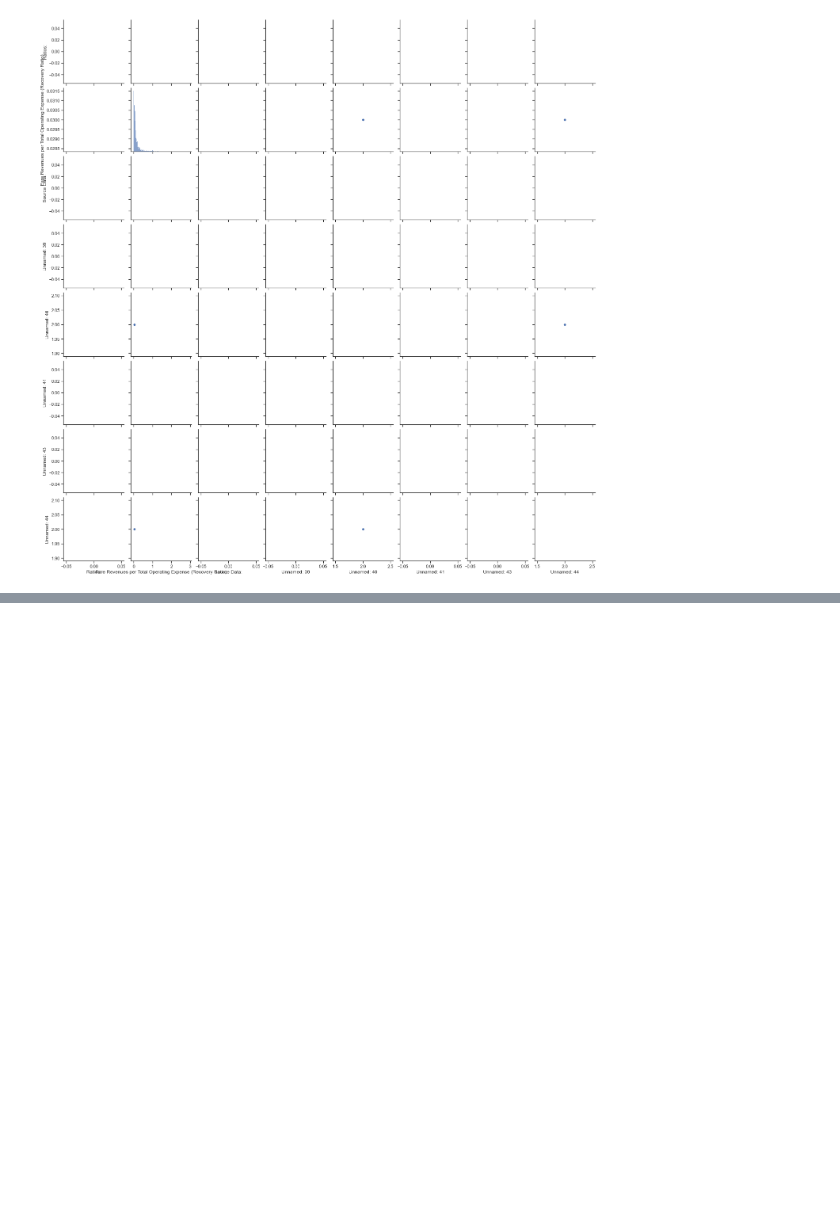
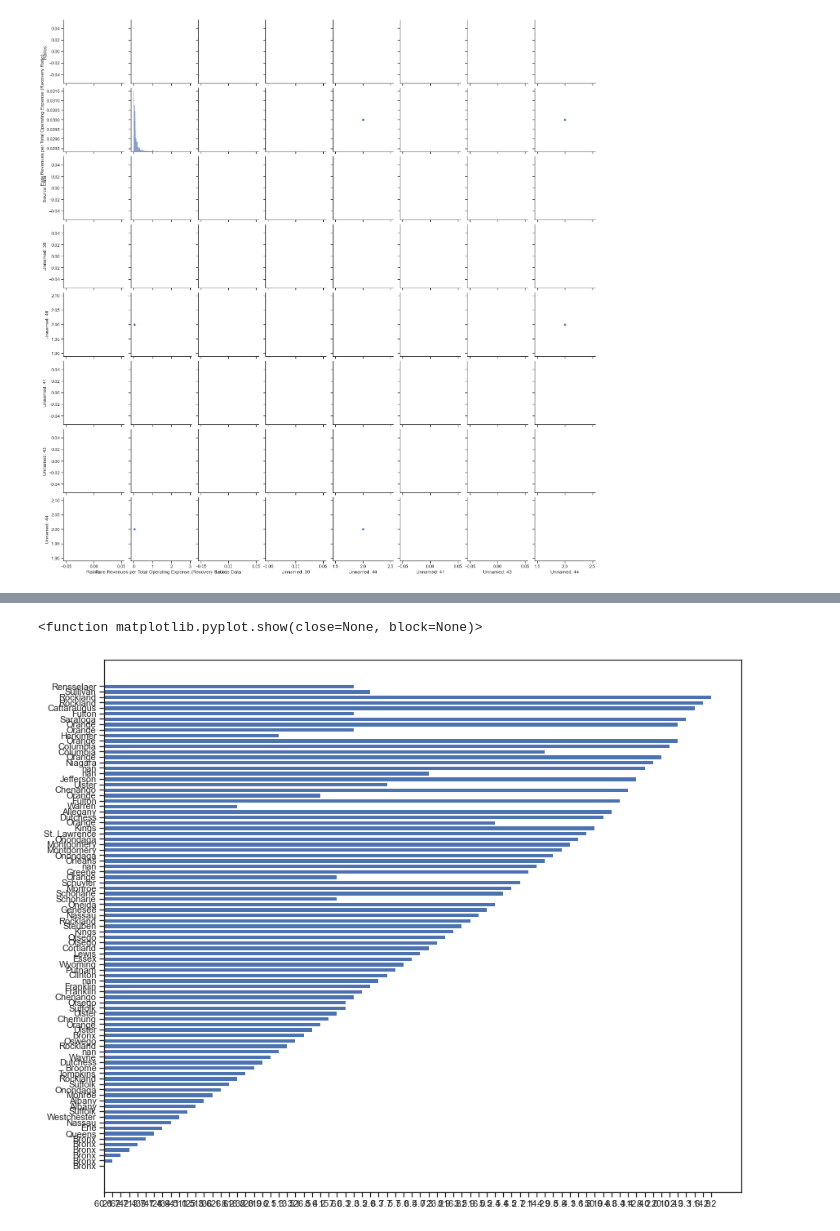
Before and after one commit to morgancoad/final_pro_two, a Jupyter notebook: notebooks/2016_public_trans.ipynb, the cells around one changed output, grey strips where cells are left out. Saved outputs shown, nothing was run; the diff lists cells and outputs as text; code cells hidden in the pictures; blank space fills up the shorter version.

Commit message:
added some graphs, code, new datasets

```diff
--- a/notebooks/2016_public_trans.ipynb
+++ b/notebooks/2016_public_trans.ipynb
@@ -51,3 +51,9 @@ sns.pairplot(public_trans_full16)
 # %% [output]
 <seaborn.axisgrid.PairGrid at 0x...>
 [figure]
+# %%
+# # public_trans16_modes['Mode'] = public_trans16['Mode'].groupby(by=['RB', 'CB', 'MB', 'CR' ])
+# public_trans16_mode = public_trans16.groupby(['RB'])
+
+filtered_test_df = public_trans_full16[public_trans_full16['Mode'].isin(['CR', 'CB', 'RB', 'MB'])]
+filtered_test_df.head(5)
@@ -53,0 +68,3 @@ sns.pairplot(public_trans_full16)
+# %%
+filtered_test_df = filtered_test_df.loc[filtered_test_df['State'] == 'NY']
+filtered_test_df.head(5)
@@ -53,0 +79,22 @@ sns.pairplot(public_trans_full16)
+# %%
+city_county =pd.read_csv('../data/ny_city_county.csv')
+# %%
+public_trans_2016_with_county = filtered_test_df.merge(
+    city_county,
+    how='left',
+    left_on='City',
+    right_on='City'
+)
+# %%
+fig, ax = plt.subplots(facecolor='white', figsize=(14,12))
+x = public_trans_2016_with_county['County']
+y = public_trans_2016_with_county['Passengers per Hour']
+y_pos = np.arange(len(x))
+
+plt.barh(y_pos, y)
+plt.yticks(y_pos, x)
+
+plt.show
+# %% [output]
+<function matplotlib.pyplot.show(close=None, block=None)>
+[figure, added]
```
Also changed, not shown: parts of 2 cells of this notebook, 8 other files.
